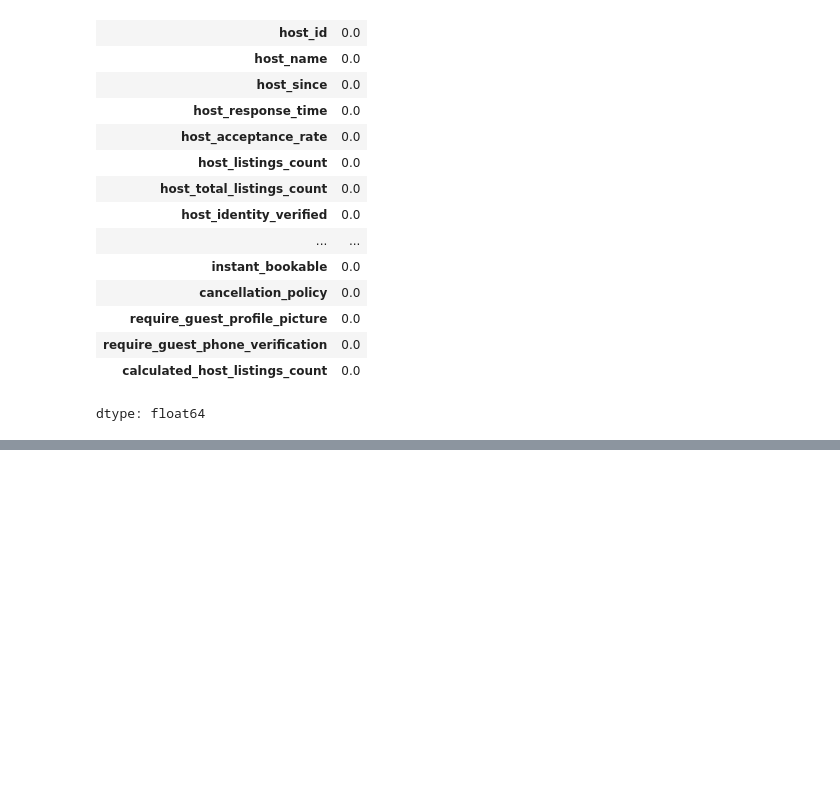
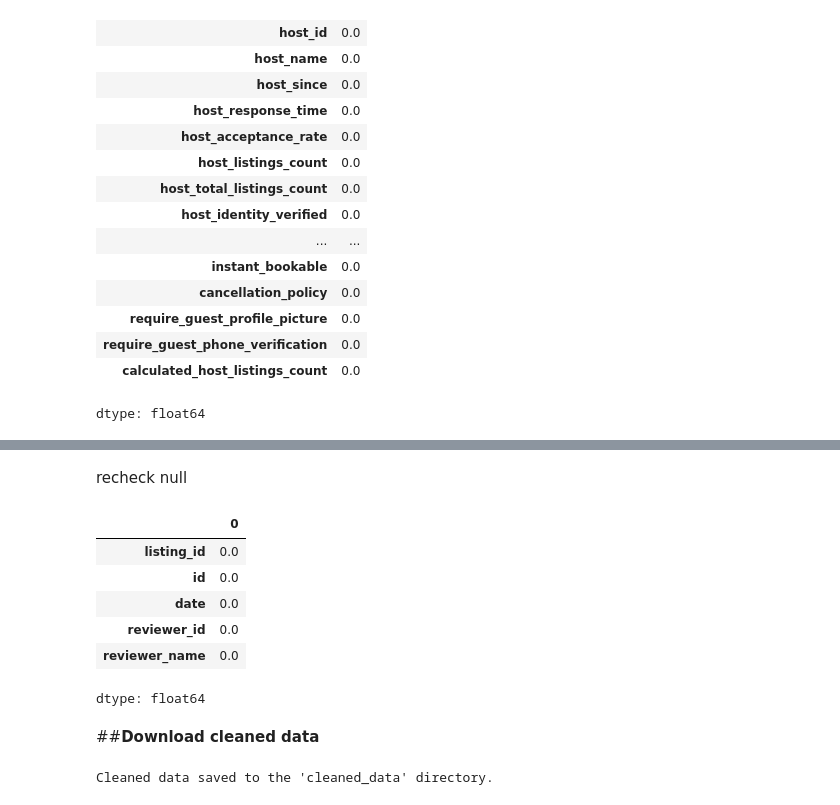
Before and after one commit to Attachai-S/cp372-125PN-131AS-132AY, a Jupyter notebook: cp372_report.ipynb, the cells around one changed output, grey strips where cells are left out. Drawn from its saved outputs; the diff is of its cells as text; code cells hidden in the pictures; blank space fills up the shorter version.

```diff
--- a/cp372_report.ipynb
+++ b/cp372_report.ipynb
@@ -353,0 +368,32 @@ dtype: float64
+# %%
+ReviewsDf.drop(columns=['comments'], inplace=True)
+# %% [markdown]
+recheck null
+# %%
+total_null_vals = ReviewsDf.isnull().sum()
+null_val_percent = (total_null_vals/ len(ReviewsDf)) * 100
+null_val_percent
+# %% [output]
+|  | 0 |
+| listing_id | 0.0 |
+| id | 0.0 |
+| date | 0.0 |
+| reviewer_id | 0.0 |
+| reviewer_name | 0.0 |
+dtype: float64
+# %% [markdown]
+##**Download cleaned data**
+# %%
+# Check if the directory exists, create it if it doesn't
+cleaned_data_dir = 'cleaned_data'
+if not os.path.exists(cleaned_data_dir):
+    os.makedirs(cleaned_data_dir)
+
+# Save the dataframes to CSV files
+CarlendarDf.to_csv(os.path.join(cleaned_data_dir, 'calendar.csv'), index=False)
+ListingsDf.to_csv(os.path.join(cleaned_data_dir, 'listing.csv'), index=False)
+ReviewsDf.to_csv(os.path.join(cleaned_data_dir, 'reviews.csv'), index=False)
+
+print(f"Cleaned data saved to the '{cleaned_data_dir}' directory.")
+# %% [output]
+Cleaned data saved to the 'cleaned_data' directory.
```
Also changed, not shown: parts of 5 cells of this notebook.
